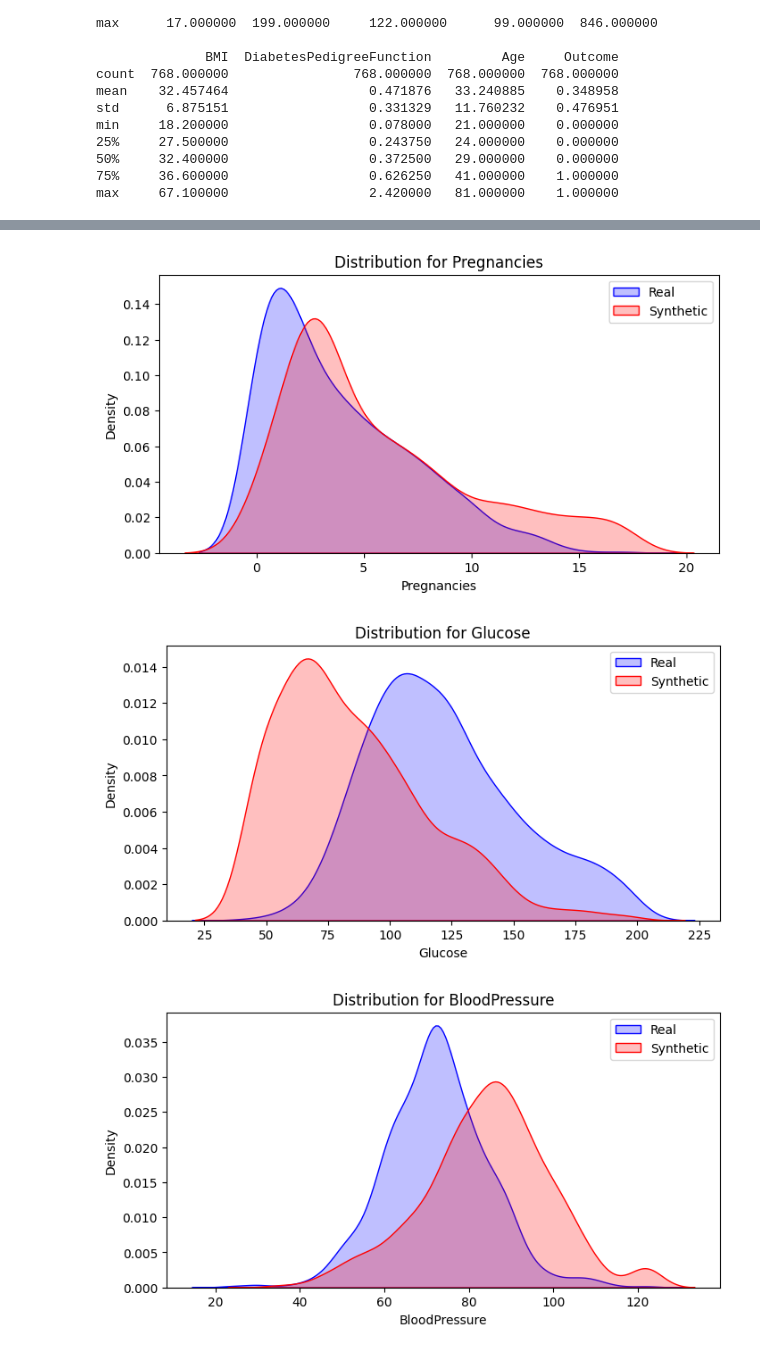
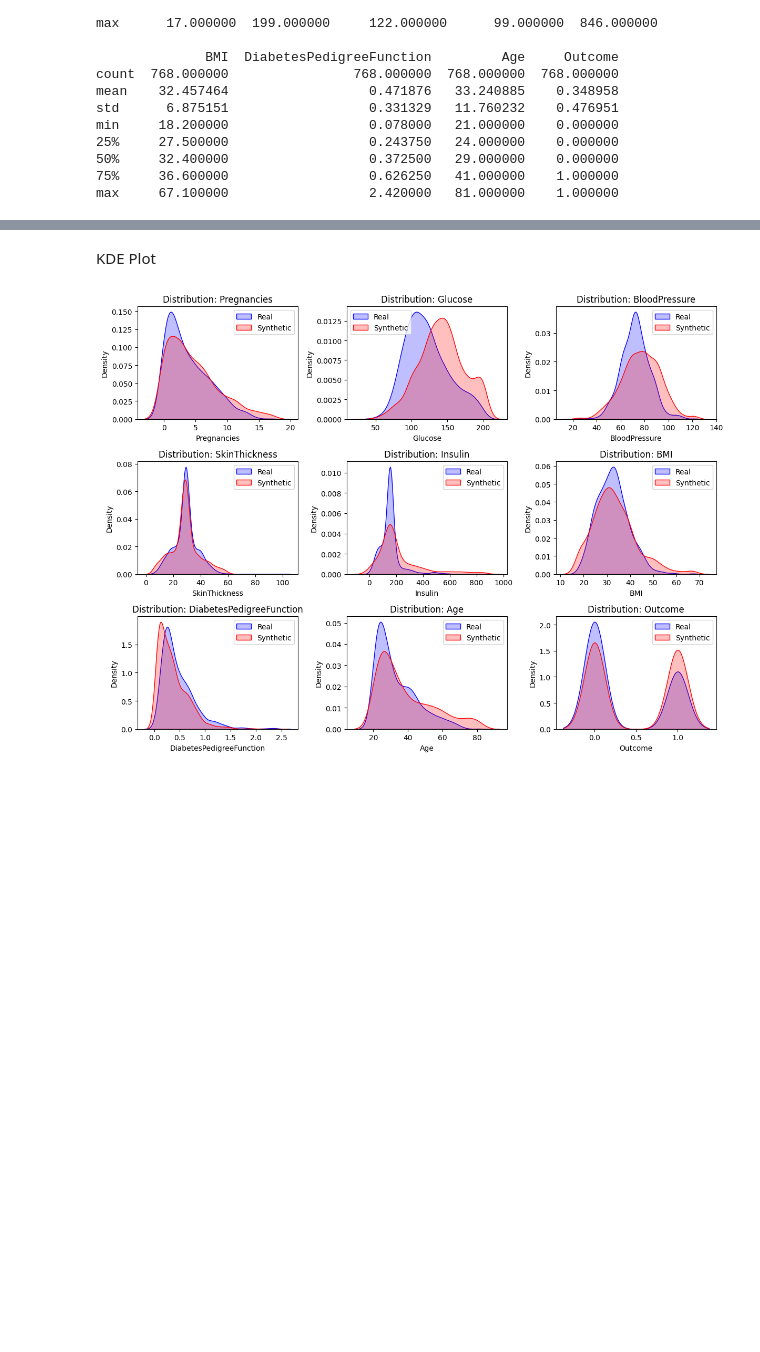
Before and after one commit to isumitthori21/Sumit-Thori, a Jupyter notebook: model/ctganModel.ipynb, the cells around one changed output, grey strips where cells are left out. Cells and saved outputs as stored; diff of their text form; code cells hidden in the pictures; blank space fills up the shorter version.

```diff
--- a/model/ctganModel.ipynb
+++ b/model/ctganModel.ipynb
@@ -58,15 +81,9 @@ metadata = Metadata.detect_from_dataframe(
     data=data,
     table_name='diabetes')
 # Step 2: Train model
-model = CTGANSynthesizer( metadata, # required
+ctgan_model = CTGANSynthesizer( metadata, # required
     enforce_rounding=False,
-    epochs=500,
+    epochs=350,
     verbose=True)
-model.fit(data)
-
-# Step 3: Generate synthetic data
-synthetic_data = model.sample(1000)
-
-# Step 4: Check synthetic data
-print(synthetic_data.head())
+ctgan_model.fit(data)
 # %% [output]
@@ -85,0 +100,5 @@ print(synthetic_data.head())
+# %%
+# Generate synthetic data
+synthetic_data = ctgan_model.sample(1000)
+
+print(synthetic_data.head())
@@ -86,24 +198,37 @@ print(synthetic_data.head())
+# %% [markdown]
+KDE Plot
 # %%
 import matplotlib.pyplot as plt
 import seaborn as sns
+import math
 
-# Suppose:
-# - real_data = your original dataset
-# - synthetic_data = data generated by CTGAN
-
-# Only select numeric columns
+# Filter numeric columns
 numeric_columns = data.select_dtypes(include=['number']).columns
 
-for col in numeric_columns:
-    plt.figure(figsize=(8,4))
+# Drop 'source' column from synthetic_data if it exists
+if 'source' in synthetic_data.columns:
+    synthetic_data = synthetic_data.drop(columns='source')
 
-    sns.kdeplot(data[col], label='Real', fill=True, color='blue')
-    sns.kdeplot(synthetic_data[col], label='Synthetic', fill=True, color='red')
+# Layout: 3 plots per row (adjust as needed)
+cols_per_row = 3
+total_plots = len(numeric_columns)
+rows = math.ceil(total_plots / cols_per_row)
 
-    plt.title(f'Distribution for {col}')
-    plt.legend()
-    plt.show()
+fig, axes = plt.subplots(rows, cols_per_row, figsize=(cols_per_row * 4, rows * 3))
+axes = axes.flatten()  # Flatten in case of multiple rows
+
+for i, col in enumerate(numeric_columns):
+    ax = axes[i]
+    sns.kdeplot(data[col], label='Real', fill=True, color='blue', ax=ax)
+    sns.kdeplot(synthetic_data[col], label='Synthetic', fill=True, color='red', ax=ax)
+    ax.set_title(f'Distribution: {col}')
+    ax.legend()
+
+# Turn off any unused subplots
+for j in range(i + 1, len(axes)):
+    fig.delaxes(axes[j])
+
+plt.tight_layout()
+plt.show()
 # %% [output]
-[figure, old version]
+[figure, new version]
-[figure, removed]
-[figure, removed]
```
Also changed, not shown: parts of 22 cells of this notebook, 13 other files.
